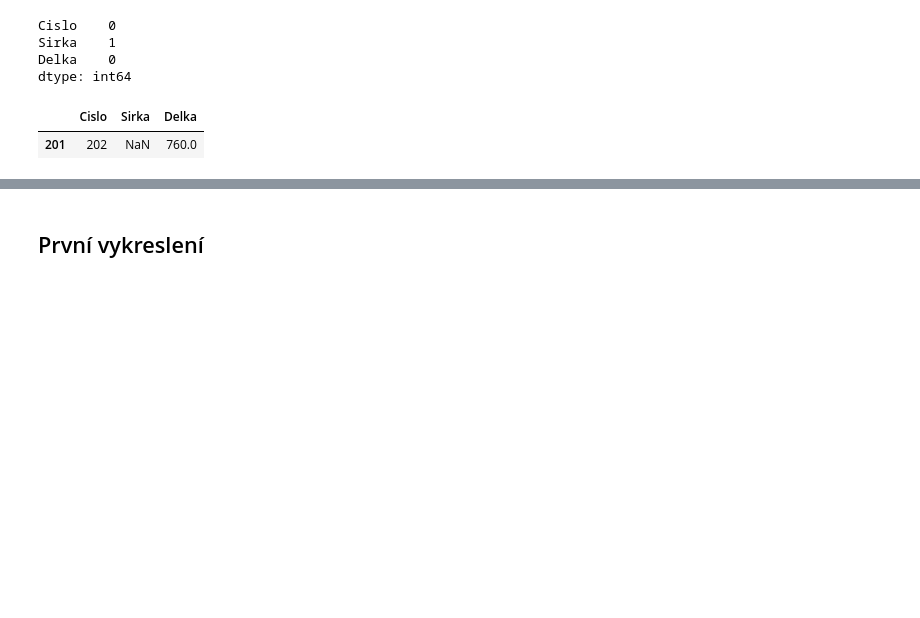
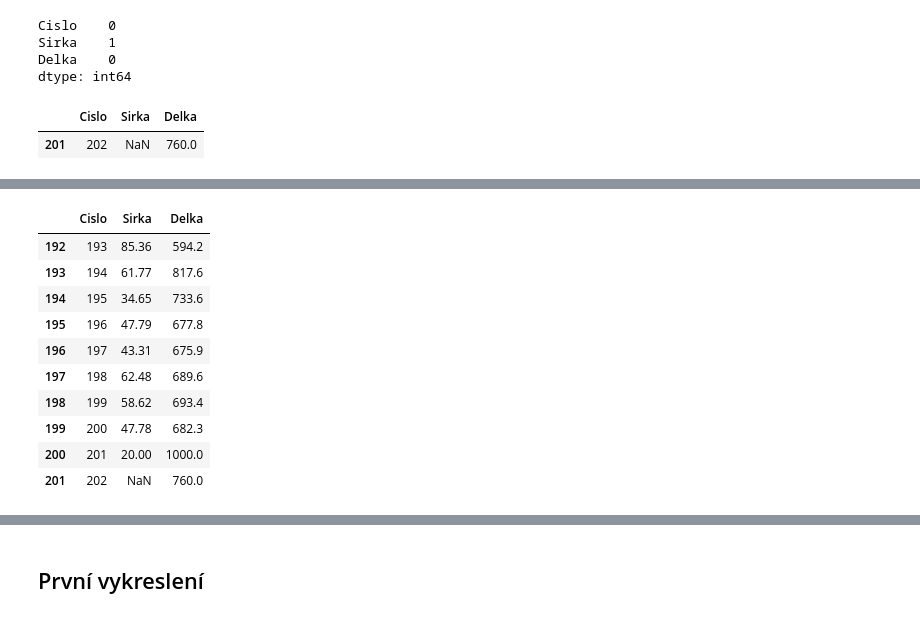
Before and after one commit to Dzirik/-DigitalAcademy-, a Jupyter notebook: Clustering/02 Průzkumová Analýza Dat.ipynb, the cells around one changed output, grey strips where cells are left out. Cells and saved outputs as stored; diff of their text form; code cells hidden in the pictures; blank space fills up the shorter version.

```diff
--- a/Clustering/02 Průzkumová Analýza Dat.ipynb
+++ b/Clustering/02 Průzkumová Analýza Dat.ipynb
@@ -61 +74,16 @@ dtype: int64
+# %%
+#posledních 10 řádků data framu
+hrubaData.tail(10)
+# %% [output]
+|  | Cislo | Sirka | Delka |
+| 192 | 193 | 85.36 | 594.2 |
+| 193 | 194 | 61.77 | 817.6 |
+| 194 | 195 | 34.65 | 733.6 |
+| 195 | 196 | 47.79 | 677.8 |
+| 196 | 197 | 43.31 | 675.9 |
+| 197 | 198 | 62.48 | 689.6 |
+| 198 | 199 | 58.62 | 693.4 |
+| 199 | 200 | 47.78 | 682.3 |
+| 200 | 201 | 20.00 | 1000.0 |
+| 201 | 202 | NaN | 760.0 |
 # %%
```
Also changed, not shown: parts of 11 cells of this notebook, 1 other file.
